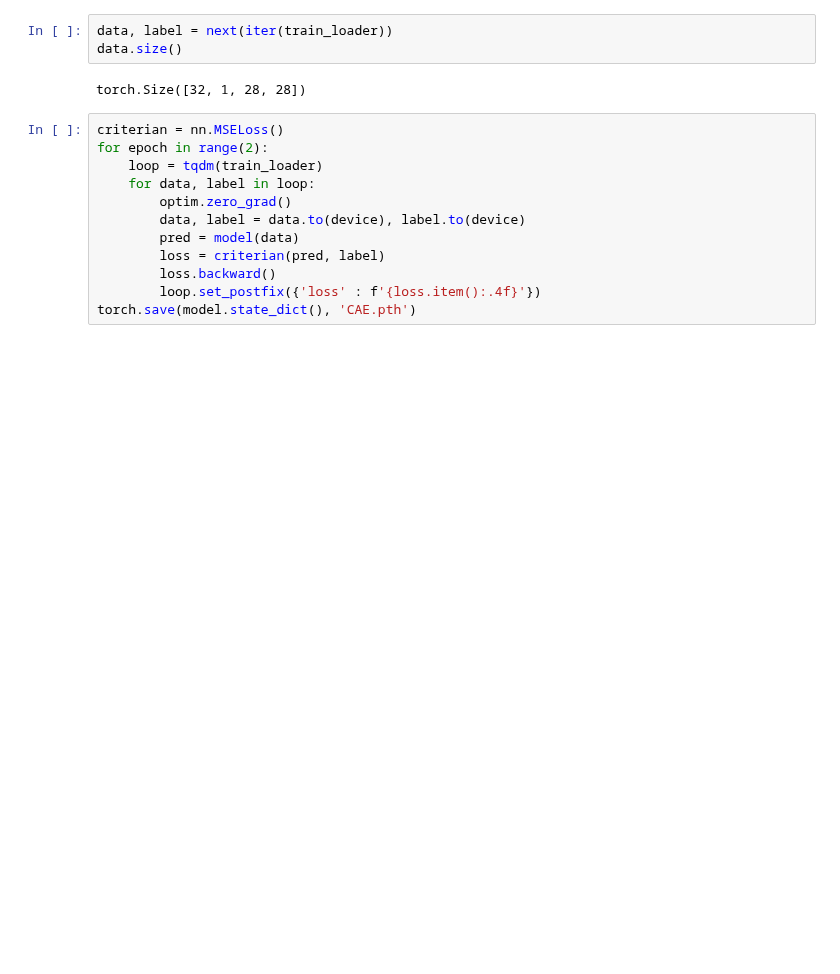
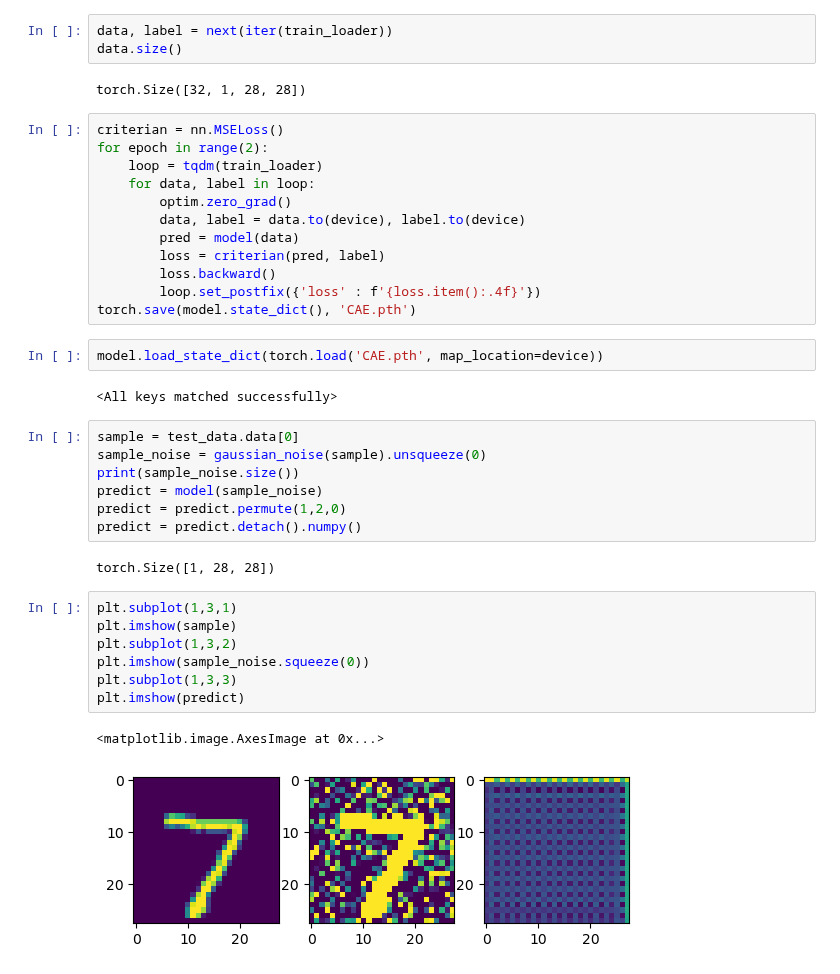
Before and after one commit to djdjdjdfh1/deep-learning, a Jupyter notebook: model11.ipynb, the cells around one changed output. Saved outputs shown, nothing was run; the diff lists cells and outputs as text; blank space fills up the shorter version.

```diff
--- a/model11.ipynb
+++ b/model11.ipynb
@@ -149,3 +149,26 @@ for epoch in range(2):
         loss.backward()
         loop.set_postfix({'loss' : f'{loss.item():.4f}'})
 torch.save(model.state_dict(), 'CAE.pth')
+# %%
+model.load_state_dict(torch.load('CAE.pth', map_location=device))
+# %% [output]
+<All keys matched successfully>
+# %%
+sample = test_data.data[0]
+sample_noise = gaussian_noise(sample).unsqueeze(0)
+print(sample_noise.size())
+predict = model(sample_noise)
+predict = predict.permute(1,2,0)
+predict = predict.detach().numpy()
+# %% [output]
+torch.Size([1, 28, 28])
+# %%
+plt.subplot(1,3,1)
+plt.imshow(sample)
+plt.subplot(1,3,2)
+plt.imshow(sample_noise.squeeze(0))
+plt.subplot(1,3,3)
+plt.imshow(predict)
+# %% [output]
+<matplotlib.image.AxesImage at 0x...>
+[figure, added]
```
Also changed, not shown: parts of 1 cell of this notebook, 1 other file.
